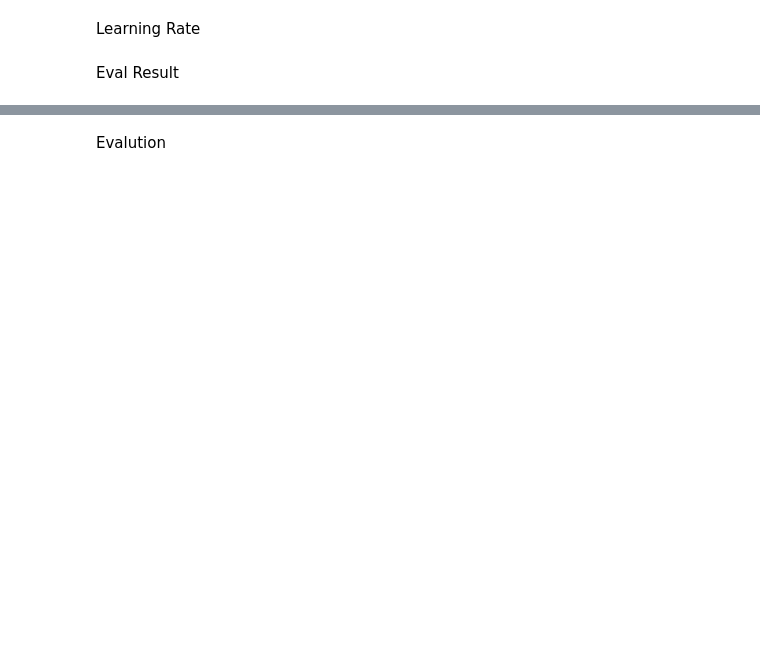
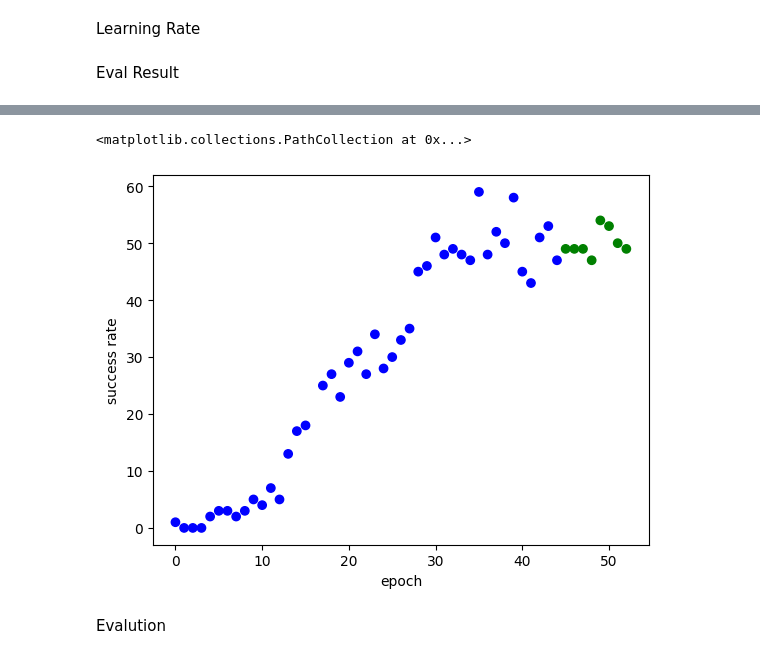
Before and after one commit to jiajingk/train_vima, a Jupyter notebook: visualize.ipynb, the cells around one changed output, grey strips where cells are left out. Cells and saved outputs as stored; diff of their text form; code cells hidden in the pictures; blank space fills up the shorter version.

```diff
--- a/visualize.ipynb
+++ b/visualize.ipynb
@@ -255,3 +281,13 @@ sorted(list(eval_success_rates.items()))
+# %%
+xs, ys = extract_single_success("05", success_rate_trace)
+plt.xlabel('epoch')
+plt.ylabel('success rate')
+decide = lambda i: 'b' if i < 45 else 'g'
+colors = [decide(x) for x in xs]
+plt.scatter(xs, ys, color=colors)
+# %% [output]
+<matplotlib.collections.PathCollection at 0x...>
+[figure, added]
 # %% [markdown]
 Evalution
 # %%
```
Also changed, not shown: parts of 20 cells of this notebook, 7 other files.
